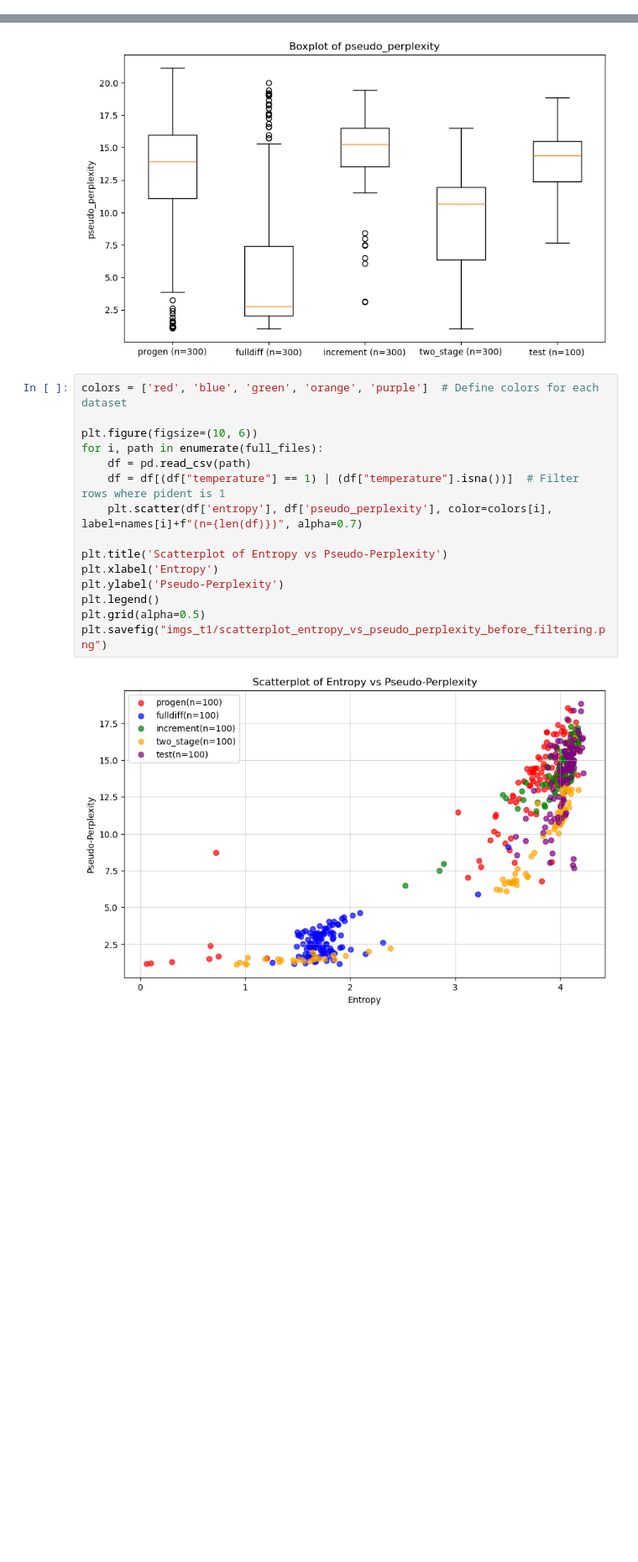
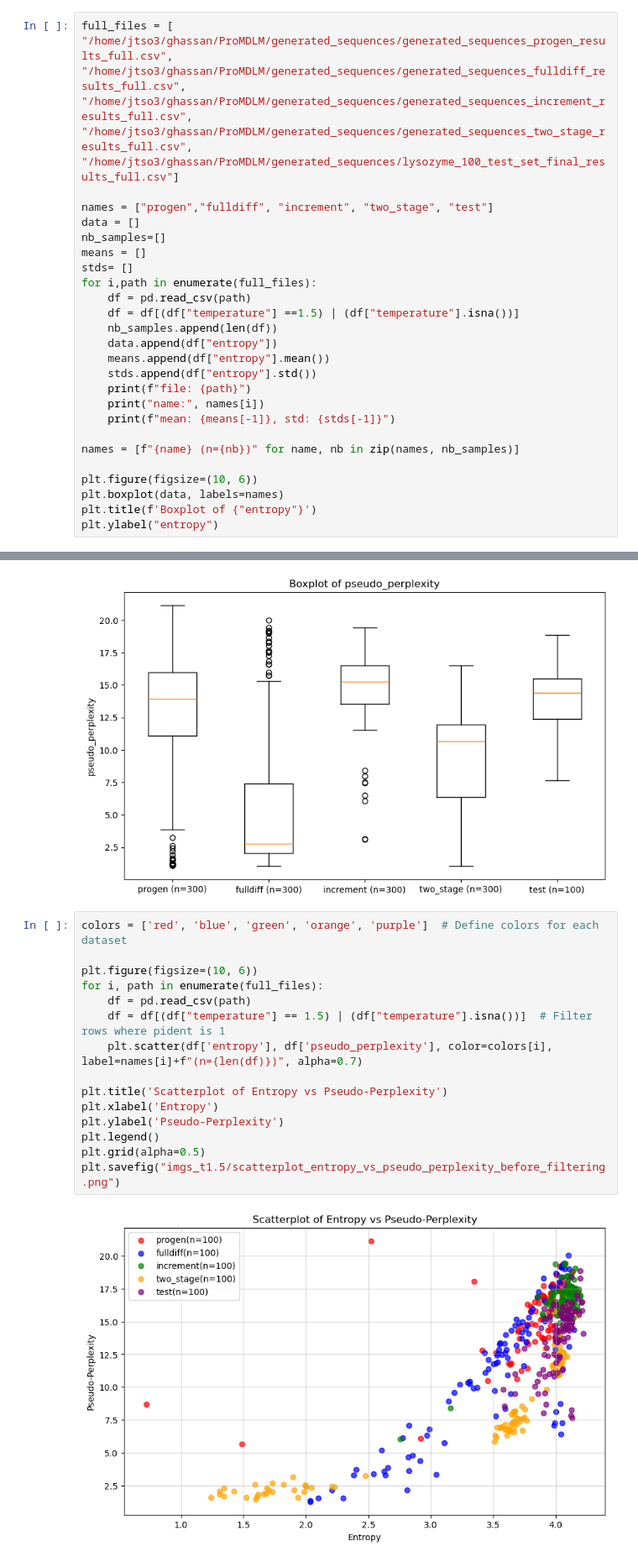
Before and after one commit to lludwig010/ProMDLM, a Jupyter notebook: plotting.ipynb, the cells around one changed output, grey strips where cells are left out. Shown at 84% size. Cells and saved outputs as stored; diff of their text form; blank space fills up the shorter version.

```diff
--- a/plotting.ipynb
+++ b/plotting.ipynb
@@ -42,3 +49,33 @@ def boxplot_of_column(full_files, column_name, names, output_path):
     plt.title(f'Boxplot of {column_name}')
     plt.ylabel(column_name)
     plt.savefig(output_path)
+# %%
+full_files = [
+"/home/jtso3/ghassan/ProMDLM/generated_sequences/generated_sequences_progen_results_full.csv",
+"/home/jtso3/ghassan/ProMDLM/generated_sequences/generated_sequences_fulldiff_results_full.csv",
+"/home/jtso3/ghassan/ProMDLM/generated_sequences/generated_sequences_increment_results_full.csv",
+"/home/jtso3/ghassan/ProMDLM/generated_sequences/generated_sequences_two_stage_results_full.csv",
+"/home/jtso3/ghassan/ProMDLM/generated_sequences/lysozyme_100_test_set_final_results_full.csv"]
+
+names = ["progen","fulldiff", "increment", "two_stage", "test"]
+data = []
+nb_samples=[]
+means = []
+stds= []
+for i,path in enumerate(full_files):
+    df = pd.read_csv(path)
+    df = df[(df["temperature"] ==1.5) | (df["temperature"].isna())]
+    nb_samples.append(len(df))
+    data.append(df["entropy"])
+    means.append(df["entropy"].mean())
+    stds.append(df["entropy"].std())
+    print(f"file: {path}")
+    print("name:", names[i])
+    print(f"mean: {means[-1]}, std: {stds[-1]}")
+
+names = [f"{name} (n={nb})" for name, nb in zip(names, nb_samples)]
+
+plt.figure(figsize=(10, 6))
+plt.boxplot(data, labels=names)
+plt.title(f'Boxplot of {"entropy"}')
+plt.ylabel("entropy")
@@ -63,20 +118,20 @@ boxplot_of_column(full_files, "pseudo_perplexity", names, "plots_all_temp/perple
 # %%
 colors = ['red', 'blue', 'green', 'orange', 'purple']  # Define colors for each dataset
 
 plt.figure(figsize=(10, 6))
 for i, path in enumerate(full_files):
     df = pd.read_csv(path)
-    df = df[(df["temperature"] == 1) | (df["temperature"].isna())]  # Filter rows where pident is 1
+    df = df[(df["temperature"] == 1.5) | (df["temperature"].isna())]  # Filter rows where pident is 1
     plt.scatter(df['entropy'], df['pseudo_perplexity'], color=colors[i], label=names[i]+f"(n={len(df)})", alpha=0.7)
 
 plt.title('Scatterplot of Entropy vs Pseudo-Perplexity')
 plt.xlabel('Entropy')
 plt.ylabel('Pseudo-Perplexity')
 plt.legend()
 plt.grid(alpha=0.5)
-plt.savefig("imgs_t1/scatterplot_entropy_vs_pseudo_perplexity_before_filtering.png")
+plt.savefig("imgs_t1.5/scatterplot_entropy_vs_pseudo_perplexity_before_filtering.png")
 # %% [output]
-[figure, old version]
+[figure, new version]
 # %%
 
 percent_passed = []
```
Also changed, not shown: parts of 12 cells of this notebook, 5 other files.
